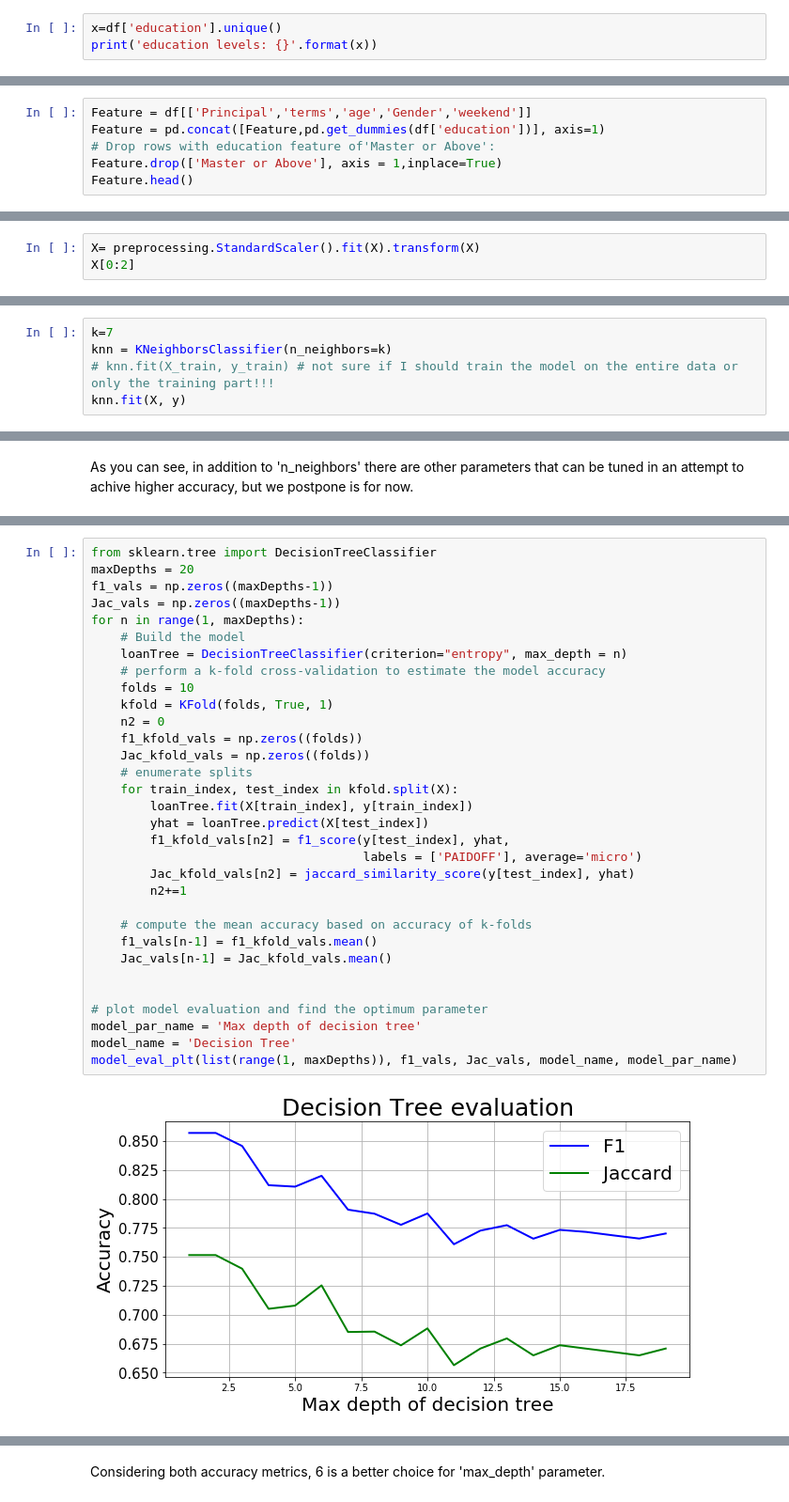
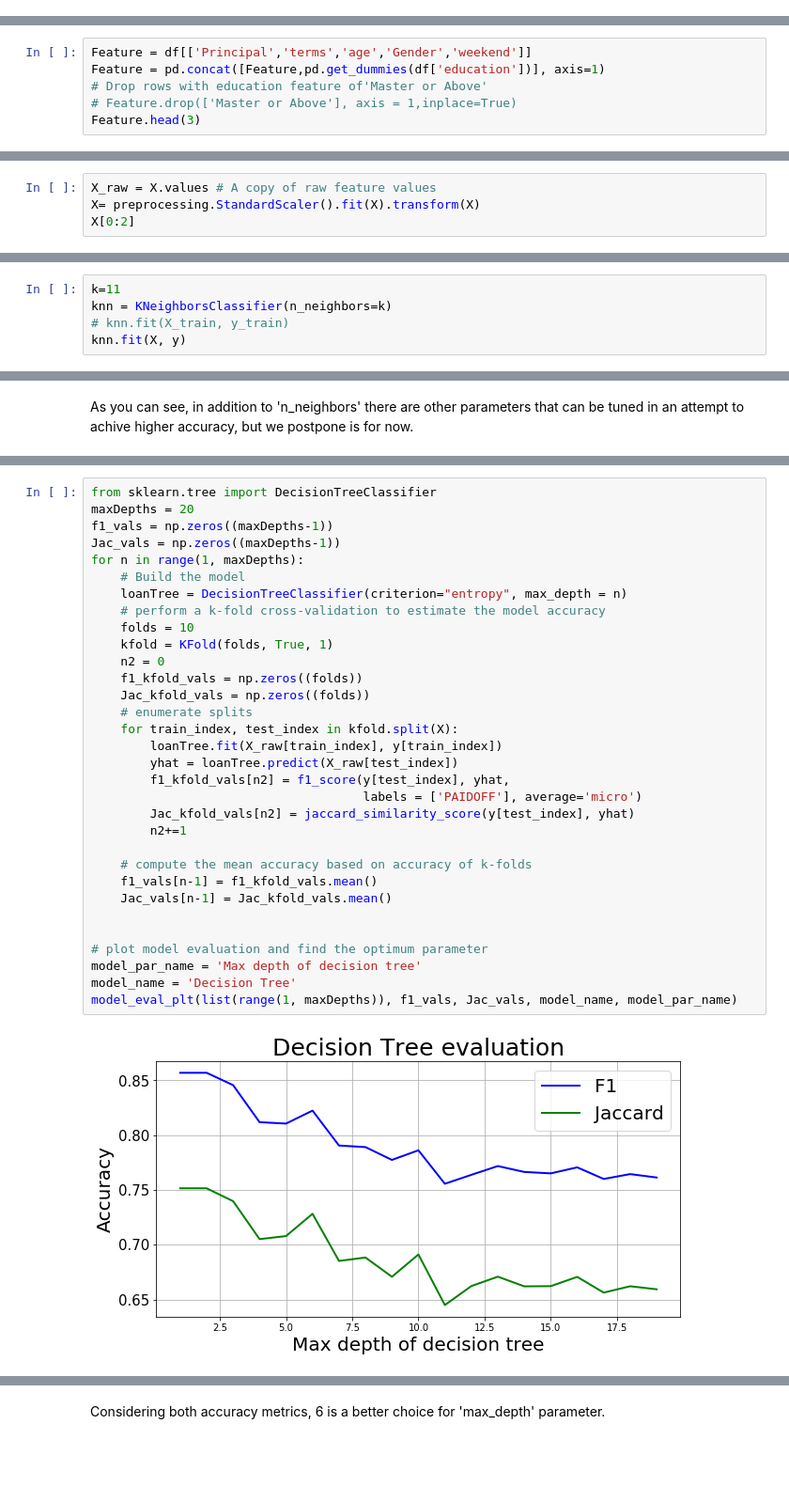
Before and after one commit to Ehsan-Negahbani/Best-Classifier, a Jupyter notebook: Project Notebook.ipynb, the cells around one changed output, grey strips where cells are left out. Shown: that part at 94% size. Saved outputs shown, nothing was run; the diff lists cells and outputs as text; blank space fills up the shorter version.

```diff
--- a/Project Notebook.ipynb
+++ b/Project Notebook.ipynb
@@ -161,3 +128,0 @@ Name: loan_status, dtype: float64
-# %%
-x=df['education'].unique()
-print('education levels: {}'.format(x))
@@ -337,7 +266,7 @@ Use one hot encoding technique to convert categorical varables to binary variabl
 # %%
 Feature = df[['Principal','terms','age','Gender','weekend']]
 Feature = pd.concat([Feature,pd.get_dummies(df['education'])], axis=1)
-# Drop rows with education feature of'Master or Above':
-Feature.drop(['Master or Above'], axis = 1,inplace=True)
-Feature.head()
+# Drop rows with education feature of'Master or Above'
+# Feature.drop(['Master or Above'], axis = 1,inplace=True)
+Feature.head(3)
 # %% [output]
@@ -378,6 +305,7 @@ array(['PAIDOFF', 'PAIDOFF', 'PAIDOFF', 'PAIDOFF', 'PAIDOFF'],
 Data Standardization: give data zero mean and unit variance.
 Many machine learning algorithms work based on Eucledian or similar measures of distance and normalization of data is a rquired step before applying almost of the Machine learning algorithms.
 # %%
+X_raw = X.values # A copy of raw feature values
 X= preprocessing.StandardScaler().fit(X).transform(X)
 X[0:2]
 # %% [output]
@@ -488,9 +421,9 @@ The highest F1 score is 0.843 for Number of neighbors (K)= 9
 **5.2** Build the final KNN model
 Use the K-value that maximizes the model accuracy based on evaluation graph to build the final KNN model
 # %%
-k=7
+k=11
 knn = KNeighborsClassifier(n_neighbors=k)
-# knn.fit(X_train, y_train) # not sure if I should train the model on the entire data or only the training part!!!
+# knn.fit(X_train, y_train)
 knn.fit(X, y)
 # %% [output]
 KNeighborsClassifier(algorithm='auto', leaf_size=30, metric='minkowski',
@@ -510,36 +443,36 @@ Decision trees are vary basic classifiers and have been around for a while and m
 from sklearn.tree import DecisionTreeClassifier
 maxDepths = 20
 f1_vals = np.zeros((maxDepths-1))
 Jac_vals = np.zeros((maxDepths-1))
 for n in range(1, maxDepths):
     # Build the model
     loanTree = DecisionTreeClassifier(criterion="entropy", max_depth = n)
     # perform a k-fold cross-validation to estimate the model accuracy
     folds = 10
     kfold = KFold(folds, True, 1)
     n2 = 0
     f1_kfold_vals = np.zeros((folds))
     Jac_kfold_vals = np.zeros((folds))
     # enumerate splits
     for train_index, test_index in kfold.split(X):
-        loanTree.fit(X[train_index], y[train_index])
-        yhat = loanTree.predict(X[test_index])
+        loanTree.fit(X_raw[train_index], y[train_index])
+        yhat = loanTree.predict(X_raw[test_index])
         f1_kfold_vals[n2] = f1_score(y[test_index], yhat,
                                      labels = ['PAIDOFF'], average='micro')
         Jac_kfold_vals[n2] = jaccard_similarity_score(y[test_index], yhat)
         n2+=1
 
     # compute the mean accuracy based on accuracy of k-folds
     f1_vals[n-1] = f1_kfold_vals.mean()
     Jac_vals[n-1] = Jac_kfold_vals.mean()
 
 
 # plot model evaluation and find the optimum parameter
 model_par_name = 'Max depth of decision tree'
 model_name = 'Decision Tree'
 model_eval_plt(list(range(1, maxDepths)), f1_vals, Jac_vals, model_name, model_par_name)
 # %% [output]
-[figure, old version]
+[figure, new version]
 The highest Jaccard similarity index is 0.752 for Max depth of decision tree= 1
 The highest F1 score is 0.857 for Max depth of decision tree= 1
 # %% [markdown]
```
Also changed, not shown: parts of 97 cells of this notebook.
